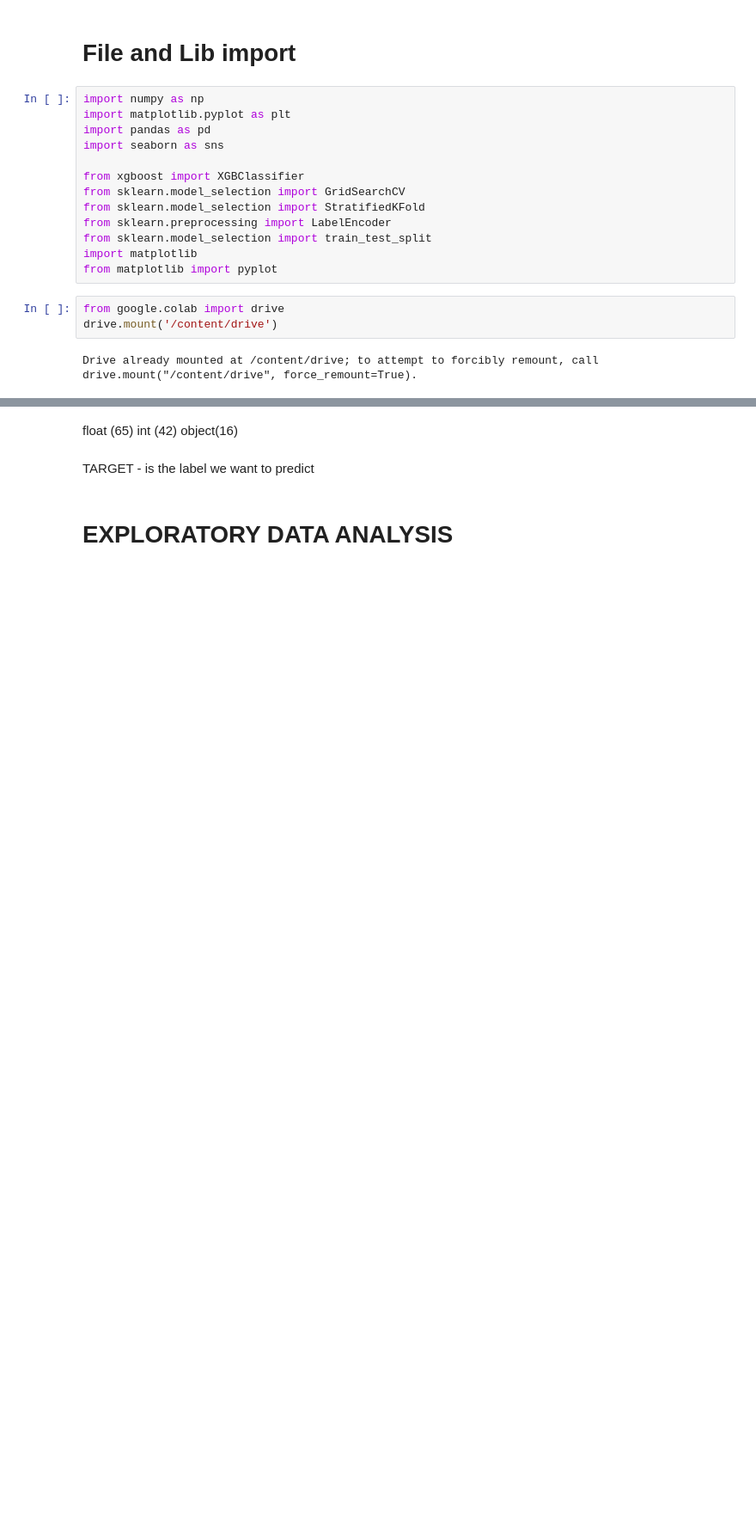
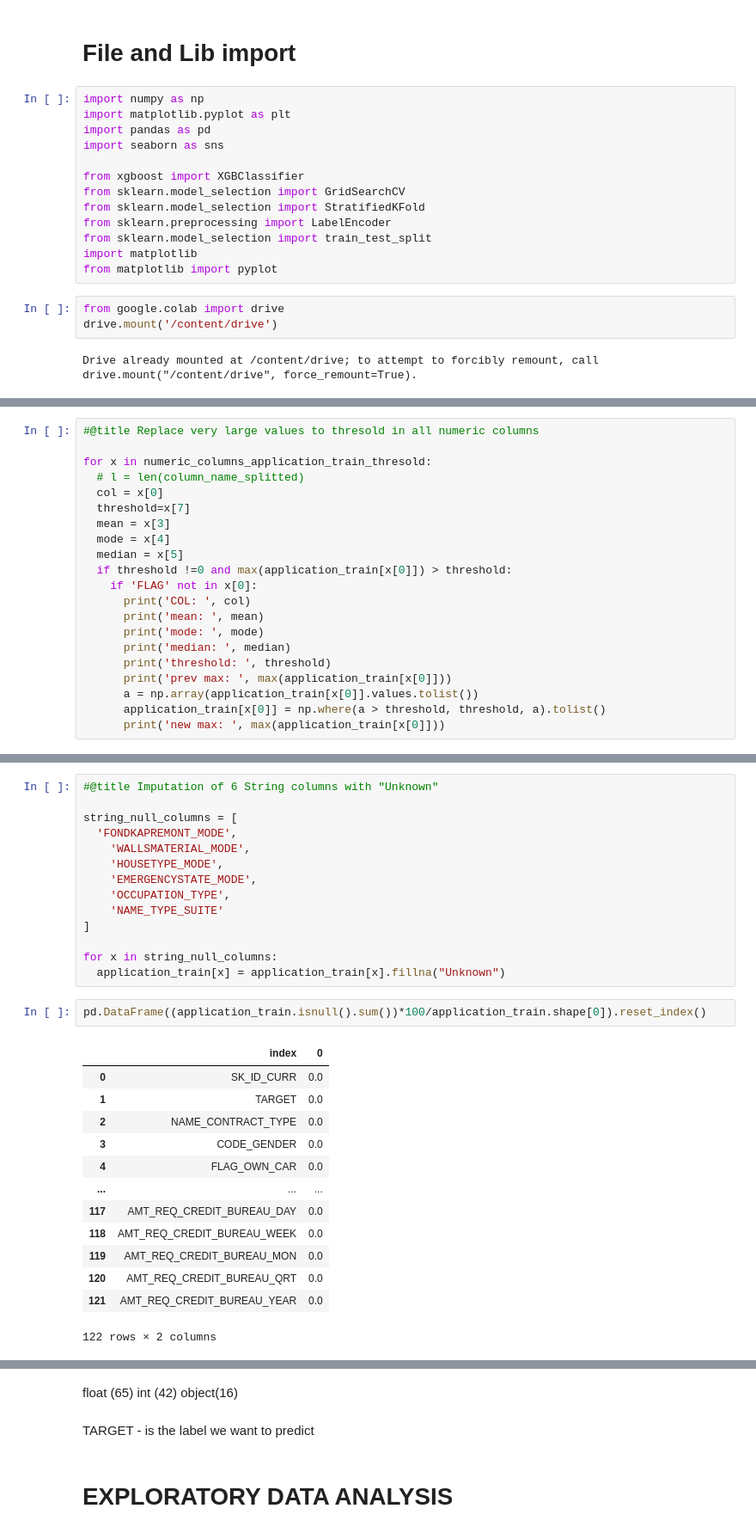
Before and after one commit to yadneshkhairnar194/Home-Credit-Default-Risk, a Jupyter notebook: Home_Credit_Default_Risk.ipynb, the cells around one changed output, grey strips where cells are left out. Shown at 86% size. Drawn from its saved outputs; the diff is of its cells as text; blank space fills up the shorter version.

```diff
--- a/Home_Credit_Default_Risk.ipynb
+++ b/Home_Credit_Default_Risk.ipynb
@@ -125,0 +270,21 @@ data_dictionary.Table.drop_duplicates().tolist()
+# %%
+#@title Replace very large values to thresold in all numeric columns
+
+for x in numeric_columns_application_train_thresold:
+  # l = len(column_name_splitted)
+  col = x[0]
+  threshold=x[7]
+  mean = x[3]
+  mode = x[4]
+  median = x[5]
+  if threshold !=0 and max(application_train[x[0]]) > threshold:
+    if 'FLAG' not in x[0]:
+      print('COL: ', col)
+      print('mean: ', mean)
+      print('mode: ', mode)
+      print('median: ', median)
+      print('threshold: ', threshold)
+      print('prev max: ', max(application_train[x[0]]))
+      a = np.array(application_train[x[0]].values.tolist())
+      application_train[x[0]] = np.where(a > threshold, threshold, a).tolist()
+      print('new max: ', max(application_train[x[0]]))
@@ -125,0 +368,30 @@ data_dictionary.Table.drop_duplicates().tolist()
+# %%
+#@title Imputation of 6 String columns with "Unknown"
+
+string_null_columns = [
+  'FONDKAPREMONT_MODE',
+	'WALLSMATERIAL_MODE',
+	'HOUSETYPE_MODE',
+	'EMERGENCYSTATE_MODE',
+	'OCCUPATION_TYPE',
+	'NAME_TYPE_SUITE'
+]
+
+for x in string_null_columns:
+  application_train[x] = application_train[x].fillna("Unknown")
+# %%
+pd.DataFrame((application_train.isnull().sum())*100/application_train.shape[0]).reset_index()
+# %% [output]
+|  | index | 0 |
+| 0 | SK_ID_CURR | 0.0 |
+| 1 | TARGET | 0.0 |
+| 2 | NAME_CONTRACT_TYPE | 0.0 |
+| 3 | CODE_GENDER | 0.0 |
+| 4 | FLAG_OWN_CAR | 0.0 |
+| ... | ... | ... |
+| 117 | AMT_REQ_CREDIT_BUREAU_DAY | 0.0 |
+| 118 | AMT_REQ_CREDIT_BUREAU_WEEK | 0.0 |
+| 119 | AMT_REQ_CREDIT_BUREAU_MON | 0.0 |
+| 120 | AMT_REQ_CREDIT_BUREAU_QRT | 0.0 |
+| 121 | AMT_REQ_CREDIT_BUREAU_YEAR | 0.0 |
+122 rows × 2 columns
```
Also changed, not shown: parts of 72 cells of this notebook.
